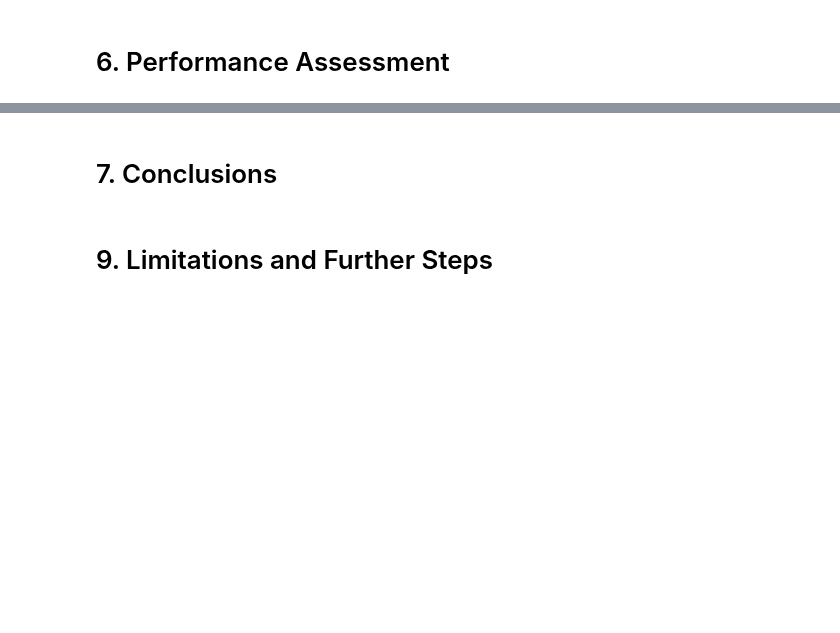
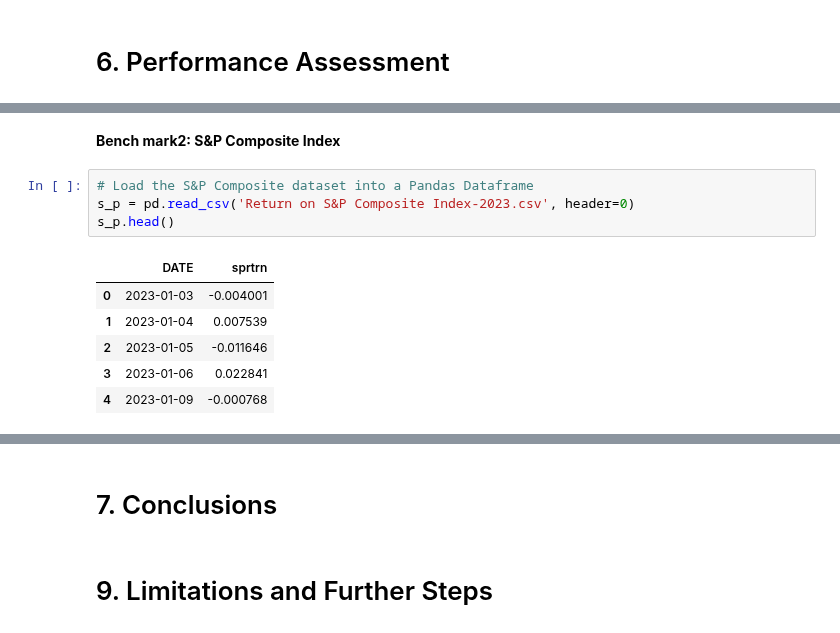
Before and after one commit to kaki1995/BA-stock-portfolio-analysis, a Jupyter notebook: Submission_Project_Codes.ipynb, the cells around one changed output, grey strips where cells are left out. Cells and saved outputs as stored; diff of their text form; blank space fills up the shorter version.

Commit message:
I used equal-weighted portfolio and S&P composite as benchmarks

```diff
--- a/Submission_Project_Codes.ipynb
+++ b/Submission_Project_Codes.ipynb
@@ -1729,0 +1817,13 @@ Actual Monthly Return: -0.5595147948472696
+# %% [markdown]
+**Bench mark2: S&P Composite Index**
+# %%
+# Load the S&P Composite dataset into a Pandas Dataframe
+s_p = pd.read_csv('Return on S&P Composite Index-2023.csv', header=0)
+s_p.head()
+# %% [output]
+|  | DATE | sprtrn |
+| 0 | 2023-01-03 | -0.004001 |
+| 1 | 2023-01-04 | 0.007539 |
+| 2 | 2023-01-05 | -0.011646 |
+| 3 | 2023-01-06 | 0.022841 |
+| 4 | 2023-01-09 | -0.000768 |
```
Also changed, not shown: parts of 6 cells of this notebook, 1 other file.
